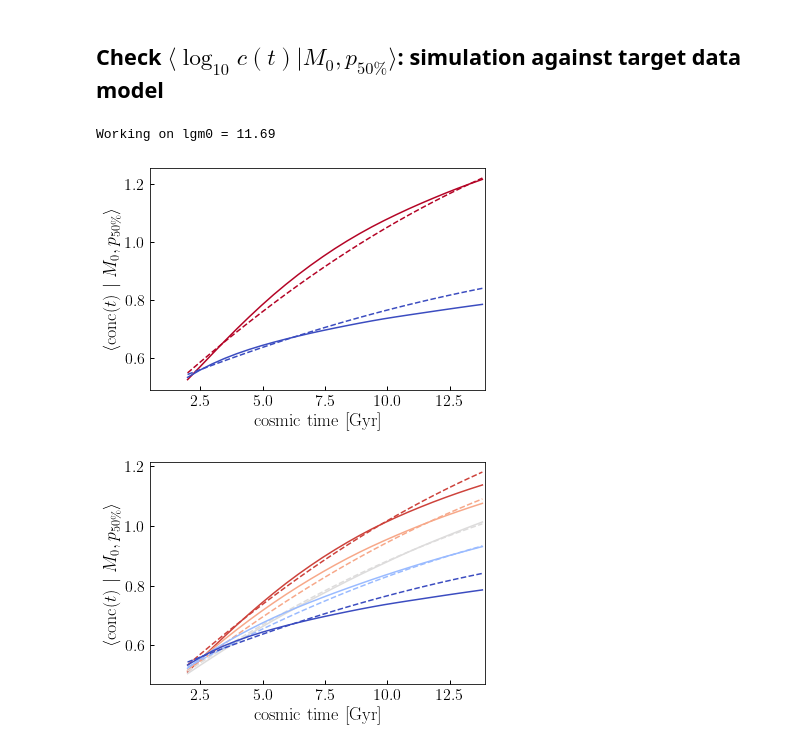
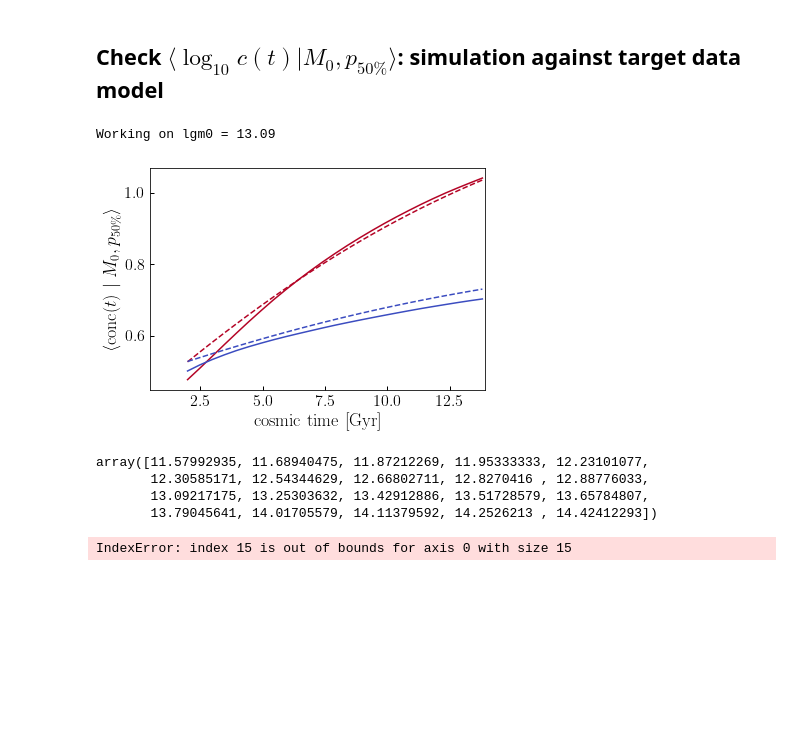
Before and after one commit to BaryonPasters/diffprof, a Jupyter notebook: notebooks/validate_target_data_model.ipynb, the cells around one changed output. Saved outputs shown, nothing was run; the diff lists cells and outputs as text; code cells hidden in the pictures; blank space fills up the shorter version.

```diff
--- a/notebooks/validate_target_data_model.ipynb
+++ b/notebooks/validate_target_data_model.ipynb
@@ -103,27 +103,34 @@ __=ax.plot(TARR_FIT, mean_lgc_lgm, '--', color=mblue)
 # %% [markdown]
 ## Check $\langle\log_{10}c(t)\vert M_0, p_{50\%}\rangle$: simulation against target data model
 # %%
-im = 1
+im = -10
 lgm = lgmhalo_targets[im]
 print("Working on lgm0 = {0:.2f}".format(lgm))
 
 mean_lgc_lgm_p50 = np.array(
     [tdm.approximate_lgconc_vs_lgm_p50(TARR_FIT, lgm, p, *pars) for p in p50_targets])
 
 p50_colors=cm.coolwarm(np.linspace(1, 0, N_P_TARGETS)) # red first
 fig, ax = plt.subplots(1, 1)
 xlim = ax.set_xlim(0.5, 13.9)
 xlabel = ax.set_xlabel(r'${\rm cosmic\ time\ [Gyr]}$')
 ylabel = ax.set_ylabel(r'$\langle{\rm conc}(t)\ \vert\ M_0, p_{50\%}\rangle$')
 
 __=ax.plot(TARR_FIT, lgc_mean_targets_lgm0_p50[im, 0, :], color=p50_colors[0])
 __=ax.plot(TARR_FIT, lgc_mean_targets_lgm0_p50[im, -1, :], color=p50_colors[-1])
 
 __=ax.plot(TARR_FIT, mean_lgc_lgm_p50[0, :], '--', color=p50_colors[0])
 __=ax.plot(TARR_FIT, mean_lgc_lgm_p50[-1, :], '--', color=p50_colors[-1])
 # %% [output]
-Working on lgm0 = 11.69
+Working on lgm0 = 13.09
-[figure, old version]
+[figure, new version]
+# %%
+lgmhalo_targets
+# %% [output]
+array([11.57992935, 11.68940475, 11.87212269, 11.95333333, 12.23101077,
+       12.30585171, 12.54344629, 12.66802711, 12.8270416 , 12.88776033,
+       13.09217175, 13.25303632, 13.42912886, 13.51728579, 13.65784807,
+       13.79045641, 14.01705579, 14.11379592, 14.2526213 , 14.42412293])
 # %%
 indx_p50_check = np.searchsorted(p50_targets, [0.1, 0.3, 0.5, 0.7, 0.9])
 p50_check = p50_targets[indx_p50_check]
@@ -137,4 +144,4 @@ for ip in indx_p50_check:
     __=ax.plot(TARR_FIT, lgc_mean_targets_lgm0_p50[im, ip, :], color=p50_colors[ip])
     __=ax.plot(TARR_FIT, mean_lgc_lgm_p50[ip, :], '--', color=p50_colors[ip])
 # %% [output]
-[figure, removed]
+IndexError: index 15 is out of bounds for axis 0 with size 15
```
Also changed, not shown: parts of 2 cells of this notebook, 2 other files.
